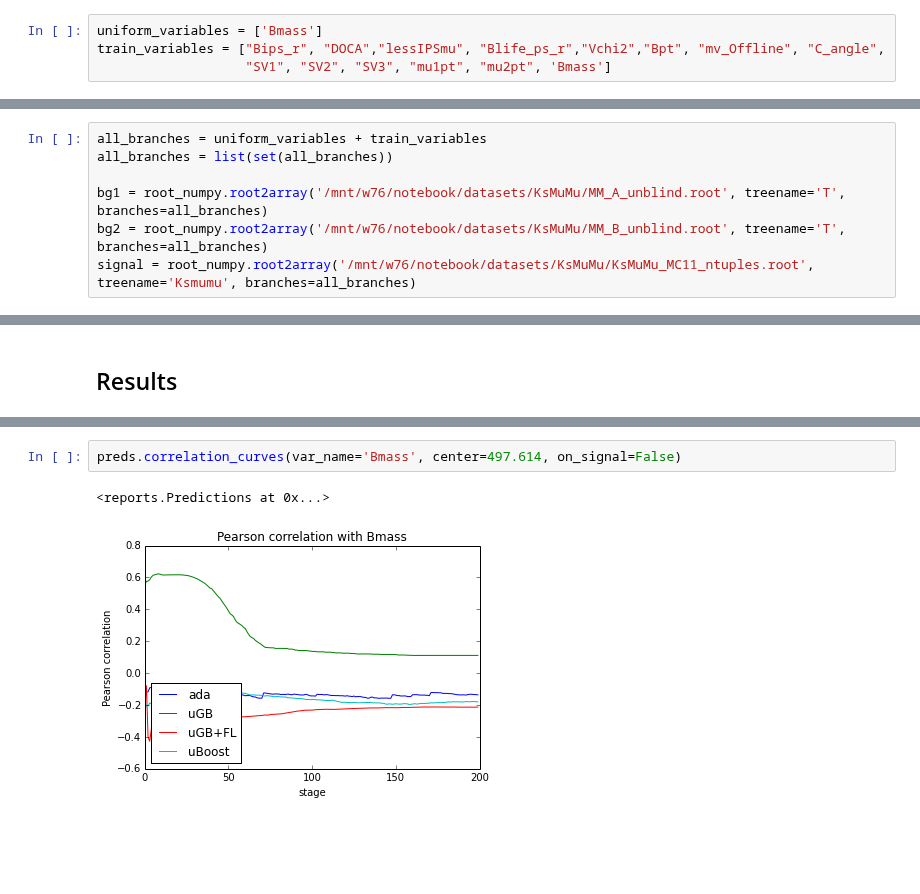
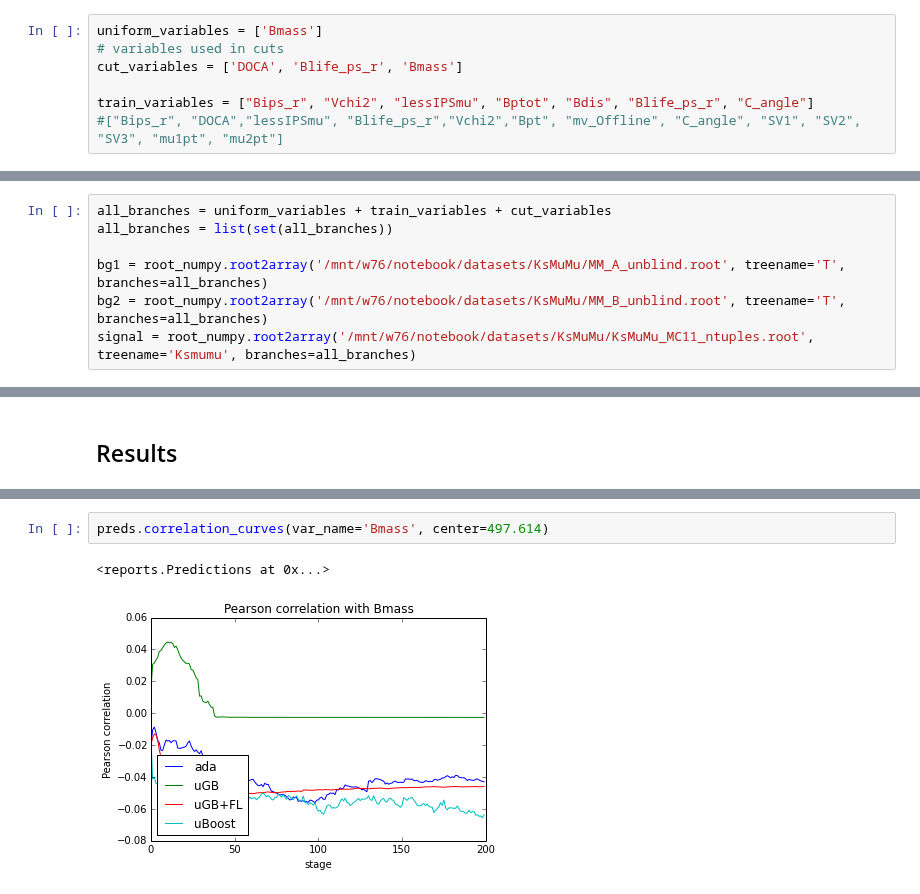
Before and after one commit to anaderi/lhcb_trigger_ml, a Jupyter notebook: IPythonWorkflow/Analysis_KsIntoMuMu.ipynb, the cells around one changed output, grey strips where cells are left out. Saved outputs shown, nothing was run; the diff lists cells and outputs as text; blank space fills up the shorter version.

Commit message:
used Bptotal, Bdis and other variables mike recommended

```diff
--- a/IPythonWorkflow/Analysis_KsIntoMuMu.ipynb
+++ b/IPythonWorkflow/Analysis_KsIntoMuMu.ipynb
@@ -23,12 +23,15 @@ getRandom is ok
 toyMC is ok
 # %%
 uniform_variables = ['Bmass']
-train_variables = ["Bips_r", "DOCA","lessIPSmu", "Blife_ps_r","Vchi2","Bpt", "mv_Offline", "C_angle",
-                   "SV1", "SV2", "SV3", "mu1pt", "mu2pt", 'Bmass']
+# variables used in cuts
+cut_variables = ['DOCA', 'Blife_ps_r', 'Bmass']
+
+train_variables = ["Bips_r", "Vchi2", "lessIPSmu", "Bptot", "Bdis", "Blife_ps_r", "C_angle"]
+#["Bips_r", "DOCA","lessIPSmu", "Blife_ps_r","Vchi2","Bpt", "mv_Offline", "C_angle", "SV1", "SV2", "SV3", "mu1pt", "mu2pt"]
 # %% [markdown]
 ## Loading data from ROOT
 # %%
-all_branches = uniform_variables + train_variables
+all_branches = uniform_variables + train_variables + cut_variables
 all_branches = list(set(all_branches))
 
 bg1 = root_numpy.root2array('/mnt/w76/notebook/datasets/KsMuMu/MM_A_unblind.root', treename='T', branches=all_branches)
@@ -133,8 +162,8 @@ show()
 # %%
-preds.correlation_curves(var_name='Bmass', center=497.614, on_signal=False)
+preds.correlation_curves(var_name='Bmass', center=497.614)
 # %% [output]
 <reports.Predictions at 0x...>
-[figure, old version]
+[figure, new version]
 # %%
 def new_sensitivity(y, pred, sample_weight=None):
     """We need to exchange the labels back """
```
Also changed, not shown: parts of 10 cells of this notebook.
